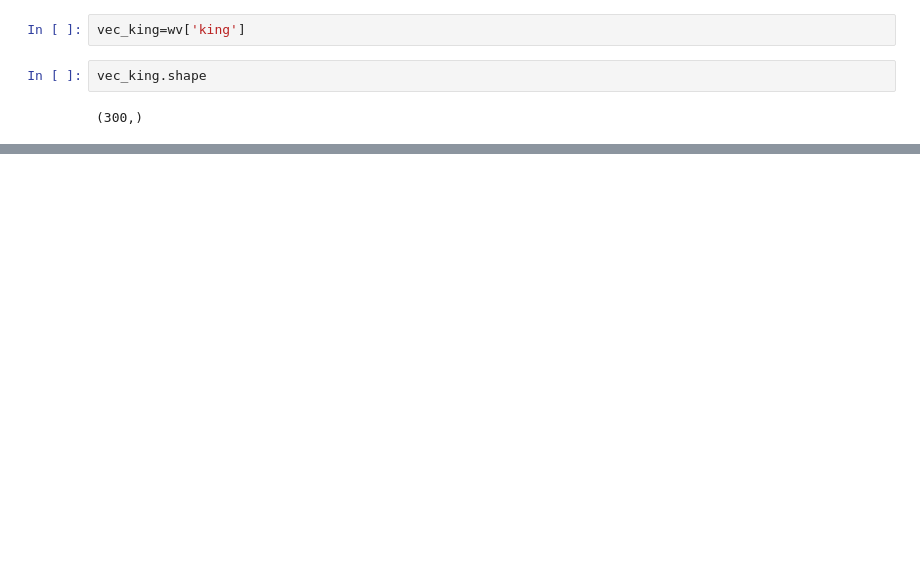
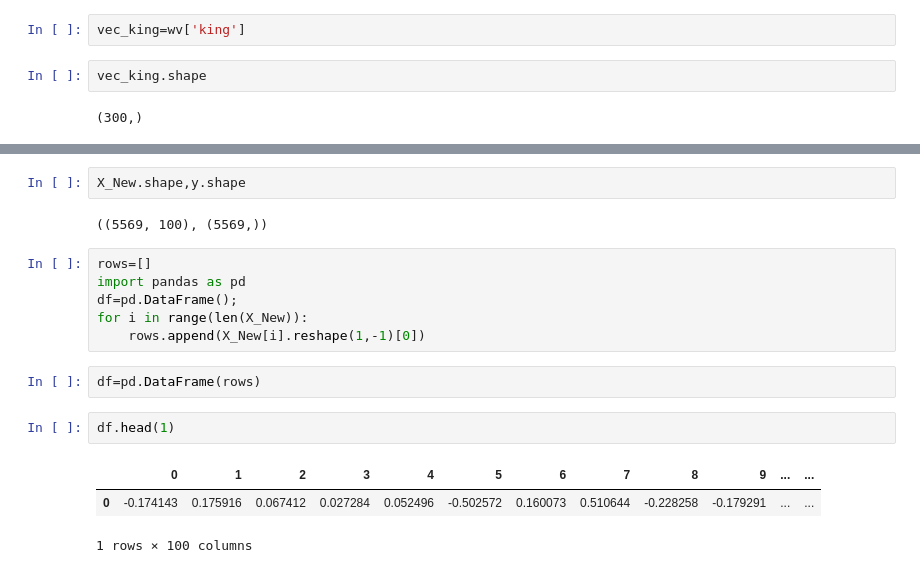
Before and after one commit to hetbhagatji09/Introduction_to_NLP, a Jupyter notebook: WORD2VEC.ipynb, the cells around one changed output, grey strips where cells are left out. Drawn from its saved outputs; the diff is of its cells as text; blank space fills up the shorter version.

```diff
--- a/WORD2VEC.ipynb
+++ b/WORD2VEC.ipynb
@@ -108,0 +386,18 @@ wv.most_similar([vec])
+# %%
+X_New.shape,y.shape
+# %% [output]
+((5569, 100), (5569,))
+# %%
+rows=[]
+import pandas as pd
+df=pd.DataFrame();
+for i in range(len(X_New)):
+    rows.append(X_New[i].reshape(1,-1)[0])
+# %%
+df=pd.DataFrame(rows)
+# %%
+df.head(1)
+# %% [output]
+|  | 0 | 1 | 2 | 3 | 4 | 5 | 6 | 7 | 8 | 9 | ... | ... |
+| 0 | -0.174143 | 0.175916 | 0.067412 | 0.027284 | 0.052496 | -0.502572 | 0.160073 | 0.510644 | -0.228258 | -0.179291 | ... | ... |
+1 rows × 100 columns
```
Also changed, not shown: parts of 67 cells of this notebook.
